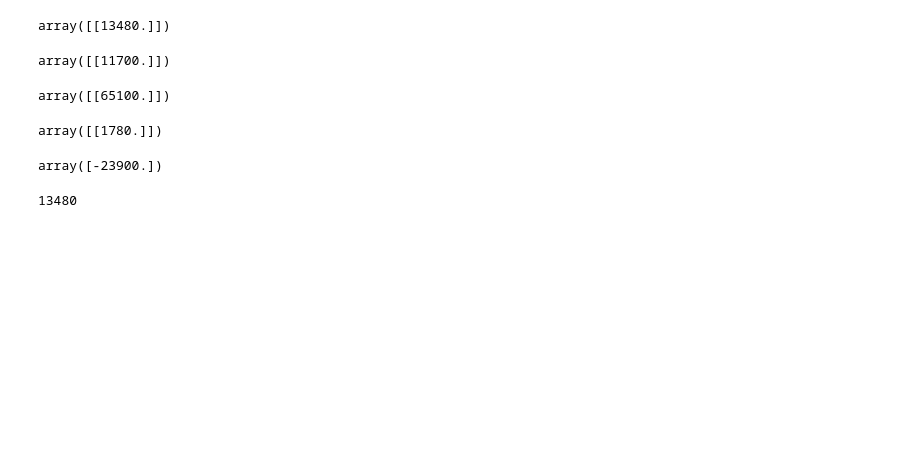
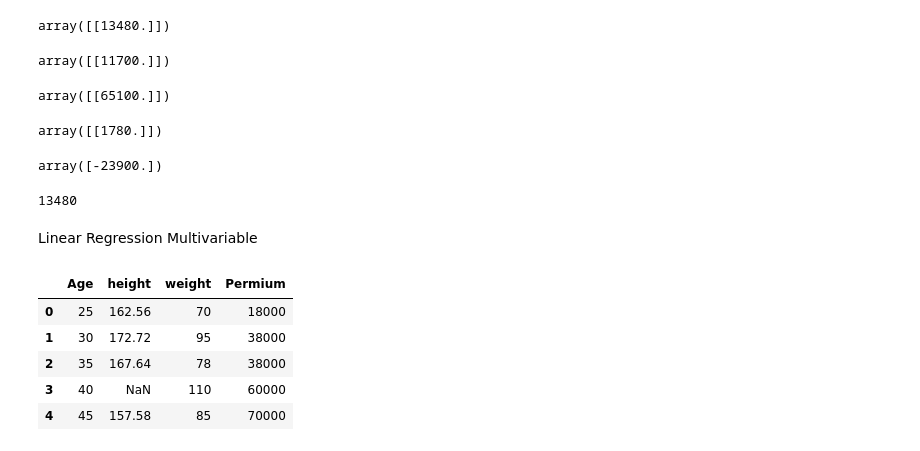
Before and after one commit to chandiosamad07/AI, a Jupyter notebook: ML/LinearRegression.ipynb, the cells around one changed output. Saved outputs shown, nothing was run; the diff lists cells and outputs as text; code cells hidden in the pictures; blank space fills up the shorter version.

Commit message:
Linear Regression multiplevariable

```diff
--- a/ML/LinearRegression.ipynb
+++ b/ML/LinearRegression.ipynb
@@ -54,3 +56,5 @@ y=((1780*21)+(-23900))
 y
 # %% [output]
 13480
+# %% [markdown]
+Linear Regression Multivariable
@@ -56,0 +65,10 @@ y
+# %%
+df=pd.read_csv(r'C:\Users\abdul.samad\Downloads\ML\insurance-Multivariable.csv')
+df.head()
+# %% [output]
+|  | Age | height | weight | Permium |
+| 0 | 25 | 162.56 | 70 | 18000 |
+| 1 | 30 | 172.72 | 95 | 38000 |
+| 2 | 35 | 167.64 | 78 | 38000 |
+| 3 | 40 | NaN | 110 | 60000 |
+| 4 | 45 | 157.58 | 85 | 70000 |
```
Also changed, not shown: parts of 12 cells of this notebook.
